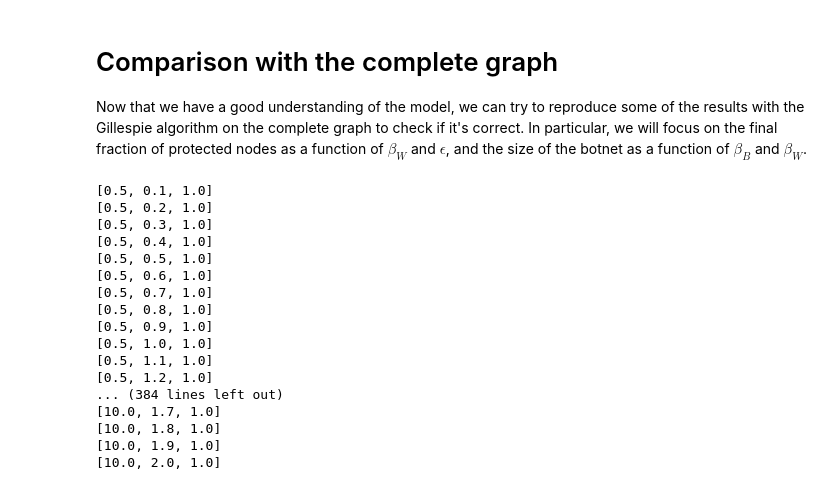
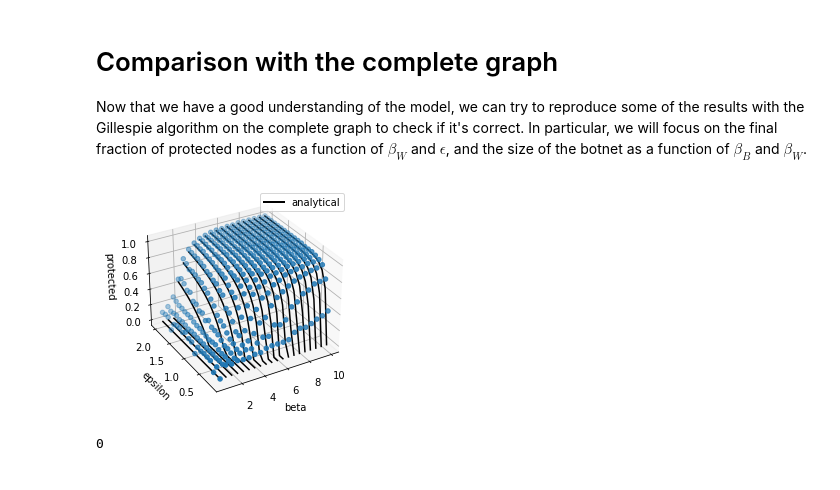
Before and after one commit to aaleta/C72h-whiteworms, a Jupyter notebook: notebooks/homogeneous_approximation.ipynb, the cells around one changed output. Drawn from its saved outputs; the diff is of its cells as text; code cells hidden in the pictures.

Commit message:
added botnet calculation for the complete graph

```diff
--- a/notebooks/homogeneous_approximation.ipynb
+++ b/notebooks/homogeneous_approximation.ipynb
@@ -356,8 +356,8 @@ Now that we have a good understanding of the model, we can try to reproduce some
 import pathlib
 import pickle
 
-results_array = []
-for file_path in pathlib.Path('results').glob('*.pickle'):
+results = np.empty((0, 3))
+for file_path in pathlib.Path('results').glob('protected_CG_N100_*'):
 
     bW = float(file_path.stem.split('_bW')[1].split('_')[0])
     e = float(file_path.stem.split('_e')[1].split('_')[0])
@@ -365,28 +365,15 @@ for file_path in pathlib.Path('results').glob('*.pickle'):
     with open(file_path, 'rb') as file:
         data_list = pickle.load(file)
 
-    results_array.append([bW, e, np.mean(data_list)])
+    protected = [x for x in data_list if x > 0.1]
+    protected = np.median(protected) if len(protected) else 0
 
-results_array.sort(key=lambda x: (x[0], x[1]))
-for result in results_array:
-    print(result)
+    results = np.vstack((results,
+                         np.array([bW, e, protected])))
+
+results = results[results[:, 1].argsort()]
+results = results[results[:, 0].argsort(kind='mergesort')]
-# %% [output]
-[0.5, 0.1, 1.0]
-[0.5, 0.2, 1.0]
-[0.5, 0.3, 1.0]
-[0.5, 0.4, 1.0]
-[0.5, 0.5, 1.0]
-[0.5, 0.6, 1.0]
-[0.5, 0.7, 1.0]
-[0.5, 0.8, 1.0]
-[0.5, 0.9, 1.0]
-[0.5, 1.0, 1.0]
-[0.5, 1.1, 1.0]
-[0.5, 1.2, 1.0]
-... (384 lines left out)
-[10.0, 1.7, 1.0]
-[10.0, 1.8, 1.0]
-[10.0, 1.9, 1.0]
-[10.0, 2.0, 1.0]
 # %%
-plot_3D_protected(result)
+plot_3D_protected(results)
+# %% [output]
+[figure, added]
@@ -392,0 +389,6 @@ plot_3D_protected(result)
+# %%
+import os
+
+os.system(f'python main.py -a botnet -n CG_N100 -bb 1 -bw 1 -e 1 -g 1 -m 1 -i 10 -nb 1 -nw 1')
+# %% [output]
+0
```
Also changed, not shown: parts of 2 cells of this notebook, 2 other files.
